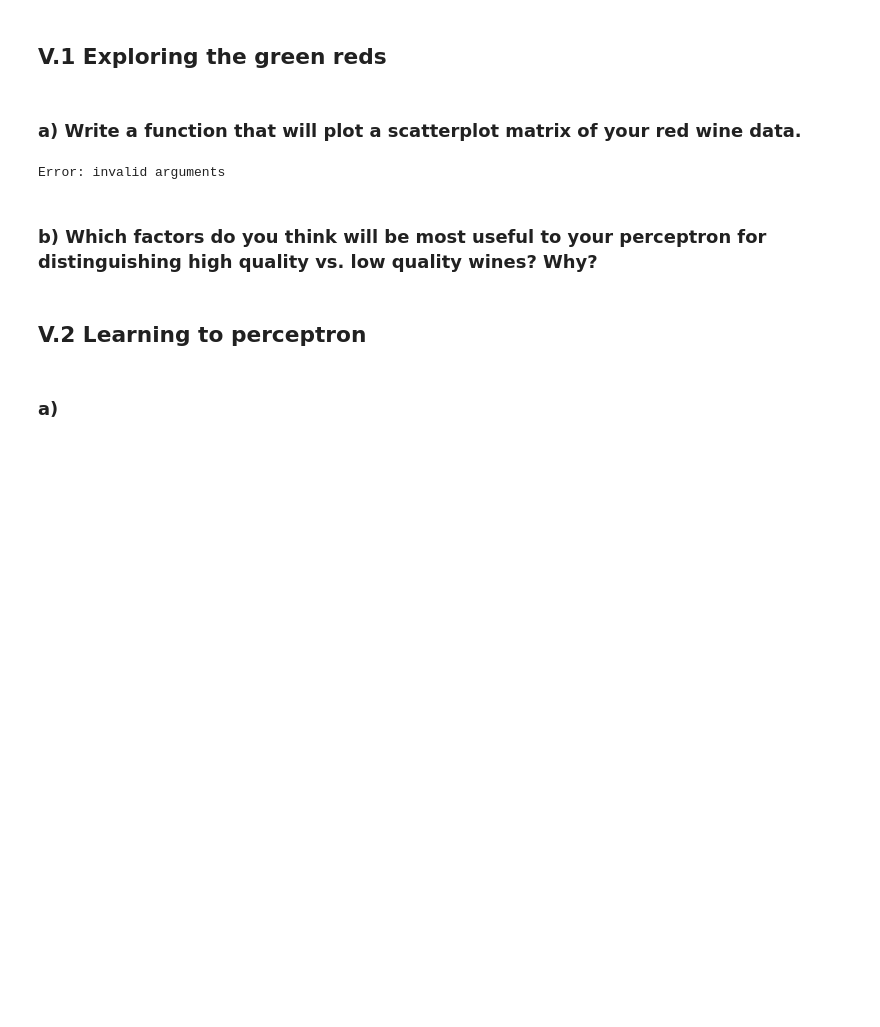
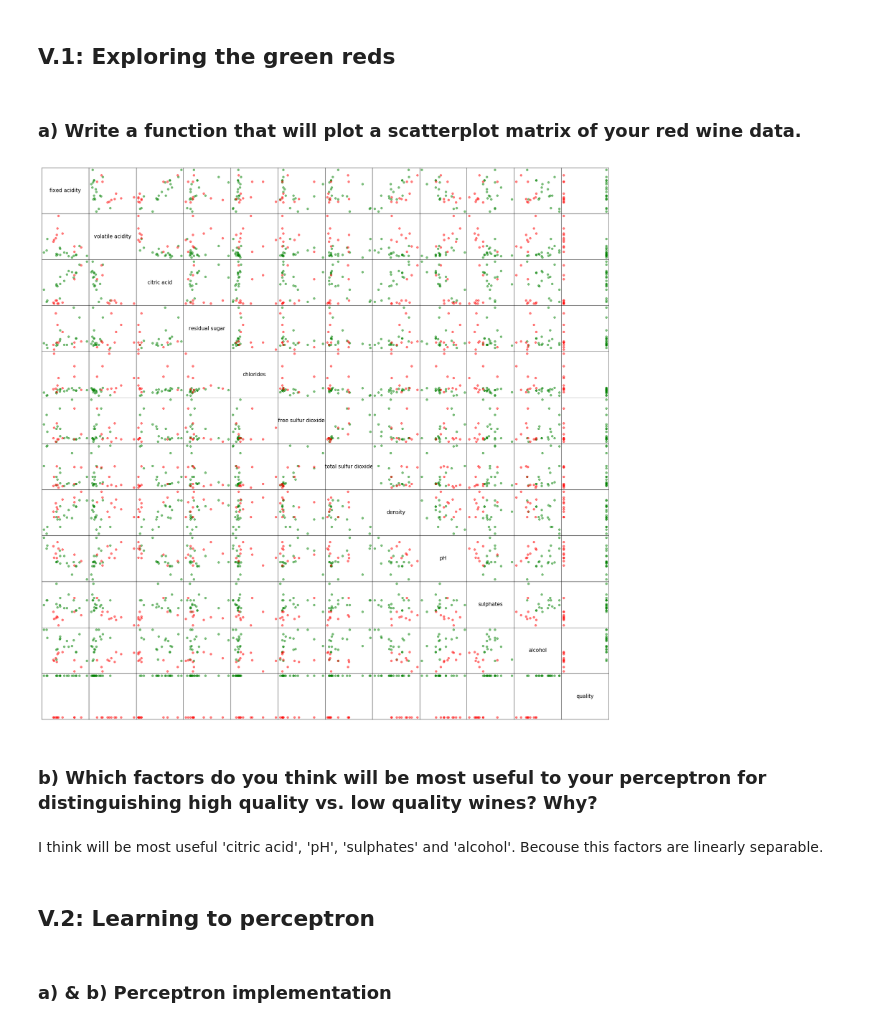
Before and after one commit to aspyltsov65/-ft_sommelier, a Jupyter notebook: python_env/ft_sommelier.ipynb, the cells around one changed output. Drawn from its saved outputs; the diff is of its cells as text; code cells hidden in the pictures; blank space fills up the shorter version.

Commit message:
start learning process

```diff
--- a/python_env/ft_sommelier.ipynb
+++ b/python_env/ft_sommelier.ipynb
@@ -1,12 +1,10 @@
 # %% [markdown]
-## V.1 Exploring the green reds
+## V.1: Exploring the green reds
 # %% [markdown]
 ### a) Write a function that will plot a scatterplot matrix of your red wine data.
 # %%
 import pandas as pd
 import matplotlib.pyplot as plt
-
-wine_data = pd.read_csv('./resources/winequality-red.csv', delimiter=';')
 
 def plot_scatter_matrix(wine_data, good_threshold, bad_threshold, save_plot=False):
     if(good_threshold < bad_threshold or good_threshold > 8 or good_threshold < 3
@@ -45,14 +43,17 @@ def plot_scatter_matrix(wine_data, good_threshold, bad_threshold, save_plot=Fals
     if(save_plot):
         fig.savefig('scatterplot_matrix.png')
     plt.show()
-
-# Call function
-plot_scatter_matrix(wine_data, -1, -2, False)
-# %% [output]
-Error: invalid arguments
+# %%
+wine_data = pd.read_csv('./resources/winequality-red.csv', delimiter=';')
+# Call function
+plot_scatter_matrix(wine_data, 7, 4, False)
+# %% [output]
+[figure, added]
 # %% [markdown]
  ### b) Which factors do you think will be most useful to your perceptron for distinguishing high quality vs. low quality wines? Why?
+# %% [markdown]
+I think will be most useful 'citric acid', 'pH', 'sulphates' and 'alcohol'. Becouse this factors are linearly separable.
 # %% [markdown]
-## V.2 Learning to perceptron
+## V.2: Learning to perceptron
 # %% [markdown]
-### a)
+### a) & b) Perceptron implementation
```
Also changed, not shown: parts of 1 cell of this notebook, 1 other file.
